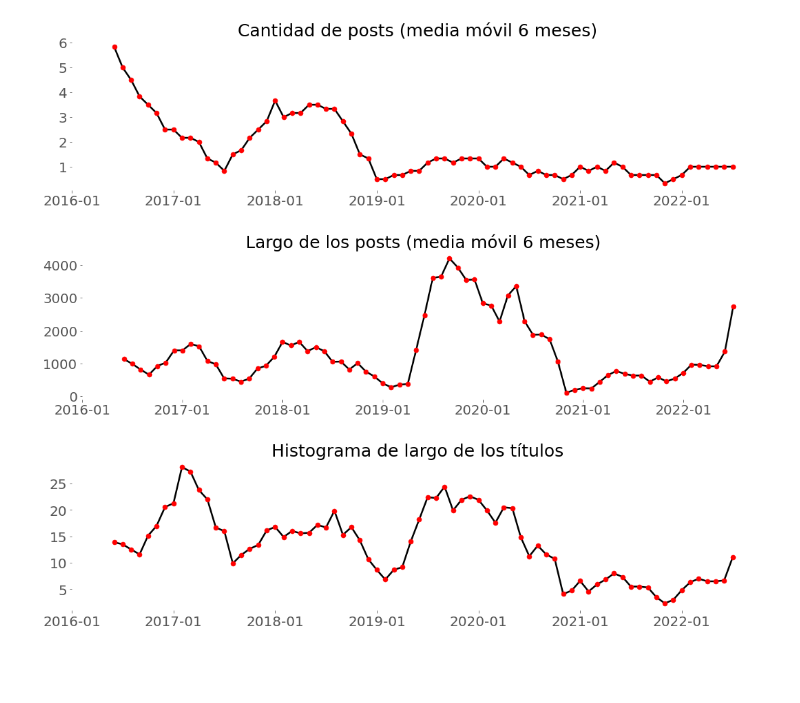
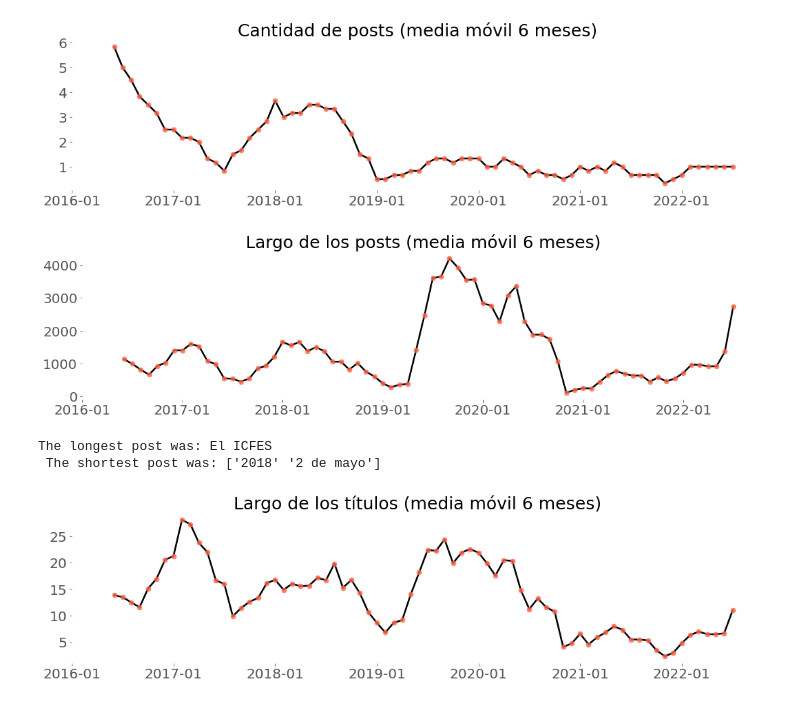
Before and after one commit to caaosorioal/analizandome, a Jupyter notebook: Notebooks/descriptive_analysis.ipynb, the cells around one changed output. Cells and saved outputs as stored; diff of their text form; code cells hidden in the pictures; blank space fills up the shorter version.

```diff
--- a/Notebooks/descriptive_analysis.ipynb
+++ b/Notebooks/descriptive_analysis.ipynb
@@ -43,9 +43,10 @@ def plot_series(posts_series, column, title, trabajo = False):
     plt.scatter(
         x_hor,
         posts_series[column],
-        color = 'red',
+        color = 'tomato',
         zorder = 2,
-        s = 50
+        s = 50,
+        alpha = .8
     )
     plt.plot(
         x_hor,
@@ -59,12 +60,9 @@ def plot_series(posts_series, column, title, trabajo = False):
         xticks_hor,
         posts_series.loc[xticks_hor, :]['date'],
         fontsize = 20
-
     )
 
-    plt.yticks(
-        fontsize = 20
-    )
+    plt.yticks(fontsize = 20)
 
     plt.title(title, fontsize = 25)
 
@@ -74,10 +72,11 @@ def plot_series(posts_series, column, title, trabajo = False):
 def plot_histogram(posts_series, column, title):
     plt.style.use("ggplot")
     plt.figure(figsize = (18, 7))
+    plt.box(False)
     plt.hist(
         posts_series[column],
         bins = 40,
-        color = 'orange',
+        color = 'tomato',
         zorder = 2
     )
     plt.xlim(0, 40)
@@ -87,14 +86,17 @@ def plot_histogram(posts_series, column, title):
 # Plot bar diagram
 def plot_bar(posts_series, column, title):
     plt.style.use("ggplot")
-    plt.figure(figsize = (18, 7))
+    plt.figure(figsize = (18, 5))
+    plt.box(False)
     plt.bar(
         posts_series['day_of_week'],
         posts_series[column],
-        color = 'orange',
+        color = 'tomato',
         zorder = 2
     )
-    plt.title(title)
+    plt.xticks(fontsize = 20)
+    plt.yticks(fontsize = 20)
+    plt.title(title, fontsize = 25)
     plt.show()
 # %%
 # Read the data
@@ -109,9 +111,8 @@ post_series['rolling'] = post_series['total'].rolling(window = 6).mean()
 
 # Plot series
 plot_series(post_series, column = 'rolling', title = 'Cantidad de posts (media móvil 6 meses)')
-plt.
 # %% [output]
-[figure, old version]
+[figure, new version]
 # %%
 # Analyze the length of the content (just the length of the string). Moving average of 6 periods
 df['len_content'] = df['content'].map(lambda x : (len(str(x))))
@@ -122,17 +123,26 @@ len_series['rolling'] = len_series['len_content'].rolling(window = 6).mean()
 # Plot series
 plot_series(len_series, column = 'rolling', title = 'Largo de los posts (media móvil 6 meses)')
 # %% [output]
-[figure, old version]
+[figure, new version]
+# %%
+# Get the longest post and the shortest post
+longest_post = df[df['len_content'] == df['len_content'].max()]['title']
+shortest_post = df[df['len_content'] == df['len_content'].min()]['title']
+
+print(f'The longest post was: {longest_post.values[0]} \n The shortest post was: {shortest_post.values}')
+# %% [output]
+The longest post was: El ICFES
+ The shortest post was: ['2018' '2 de mayo']
 # %%
 # Create an histogram of the length of the titles
 df['len_title'] = df['title'].map(lambda x : (len(str(x))))
 series_post_lean_mean = df.groupby(df['date'].dt.to_period('M')).len_title.mean().to_frame('len_title').reset_index()
 len_title_series = get_series(series_post_lean_mean)
 len_title_series['rolling'] = len_title_series['len_title'].rolling(window = 6).mean()
 
-plot_series(len_title_series, column = 'rolling', title = 'Histograma de largo de los títulos')
+plot_series(len_title_series, column = 'rolling', title = 'Largo de los títulos (media móvil 6 meses)')
 # %% [output]
-[figure, old version]
+[figure, new version]
 # %%
 # Extract the day of week
 df['day_of_week'] = df['date'].dt.dayofweek
```
Also changed, not shown: parts of 1 cell of this notebook, 9 other files.
